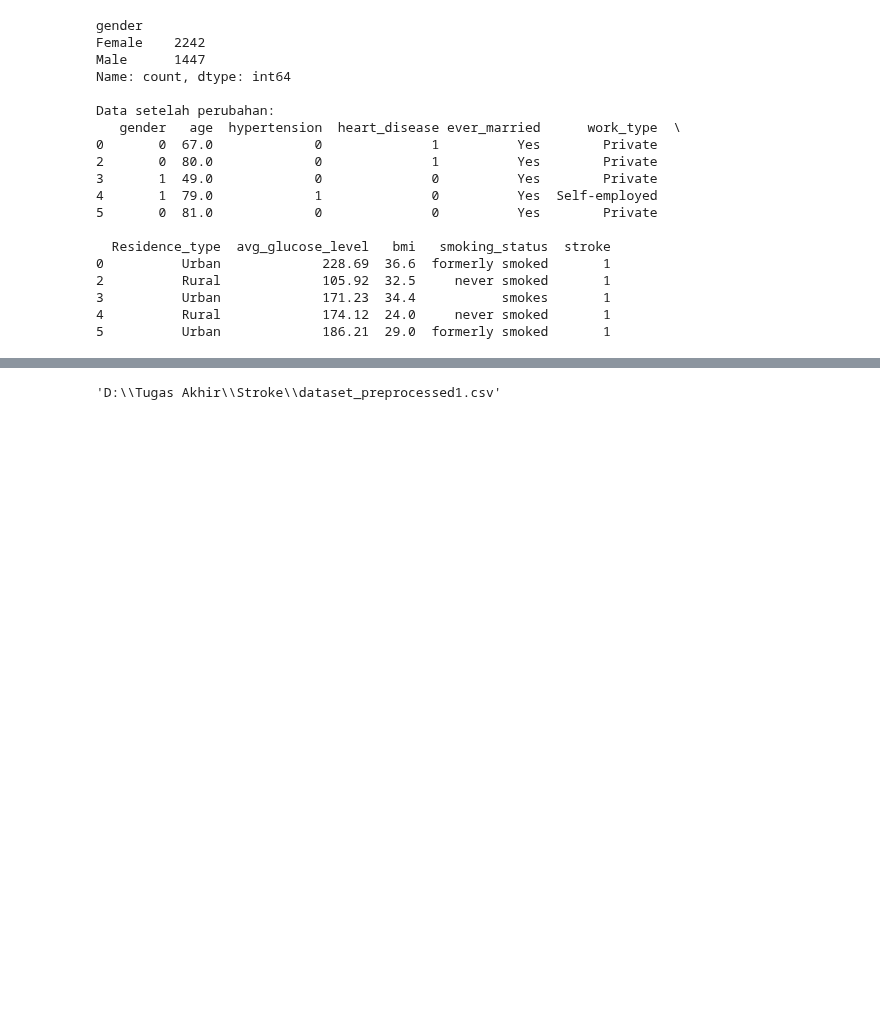
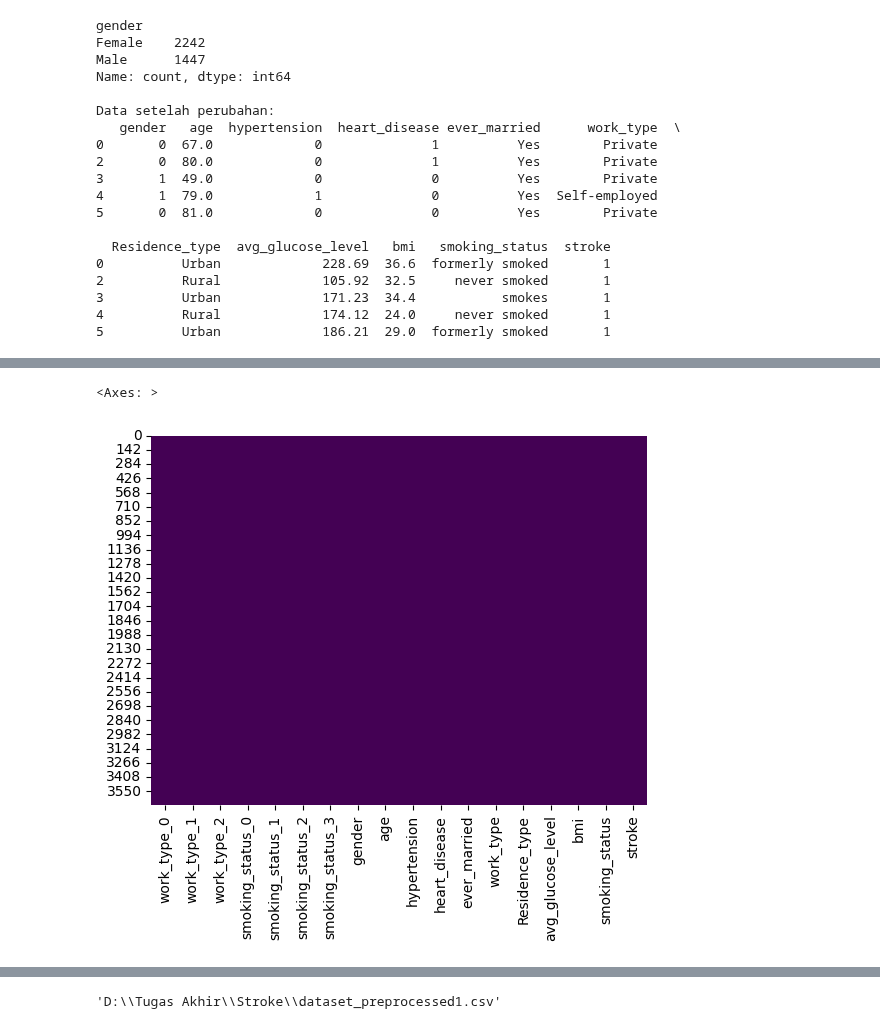
Before and after one commit to avillarafi45/TugasAkhirStrokePrediction, a Jupyter notebook: TugasAkhir.ipynb, the cells around one changed output, grey strips where cells are left out. Saved outputs shown, nothing was run; the diff lists cells and outputs as text; code cells hidden in the pictures; blank space fills up the shorter version.

```diff
--- a/TugasAkhir.ipynb
+++ b/TugasAkhir.ipynb
@@ -412,0 +205,8 @@ Series([], dtype: int64)
+# %%
+# One-hot encoding untuk kolom 'smoking_status'
+x_smoking_status = df['smoking_status'].values.reshape(-1, 1)
+encoder_smoking_status = OneHotEncoder()
+x_smoking_status_encoded = encoder_smoking_status.fit_transform(x_smoking_status).toarray()
+df_smoking_status_encoded = pd.DataFrame(x_smoking_status_encoded, columns=[f'smoking_status_{i}'
+                                                                             for i in range(x_smoking_status_encoded.shape[1])])
+df_smoking_status_encoded
@@ -412,0 +227,12 @@ Series([], dtype: int64)
+# %%
+df_work_type_encoded.reset_index(drop=True, inplace=True)
+df_smoking_status_encoded.reset_index(drop=True, inplace=True)
+# Menggabungkan hasil one-hot encoding
+df_encoded = pd.concat([df_work_type_encoded, df_smoking_status_encoded], axis=1)
+
+# Reset index
+df_encoded.reset_index(drop=True, inplace=True)
+df.reset_index(drop=True, inplace=True)
+df= pd.concat([df_encoded,df], axis=1)
+
+df
@@ -412,0 +253,6 @@ Series([], dtype: int64)
+# %%
+#Membaca missing values dengan menggunakan heatmap
+sns.heatmap(df.isnull(), cbar=False, cmap='viridis')
+# %% [output]
+<Axes: >
+[figure, added]
```
Also changed, not shown: parts of 17 cells of this notebook.
